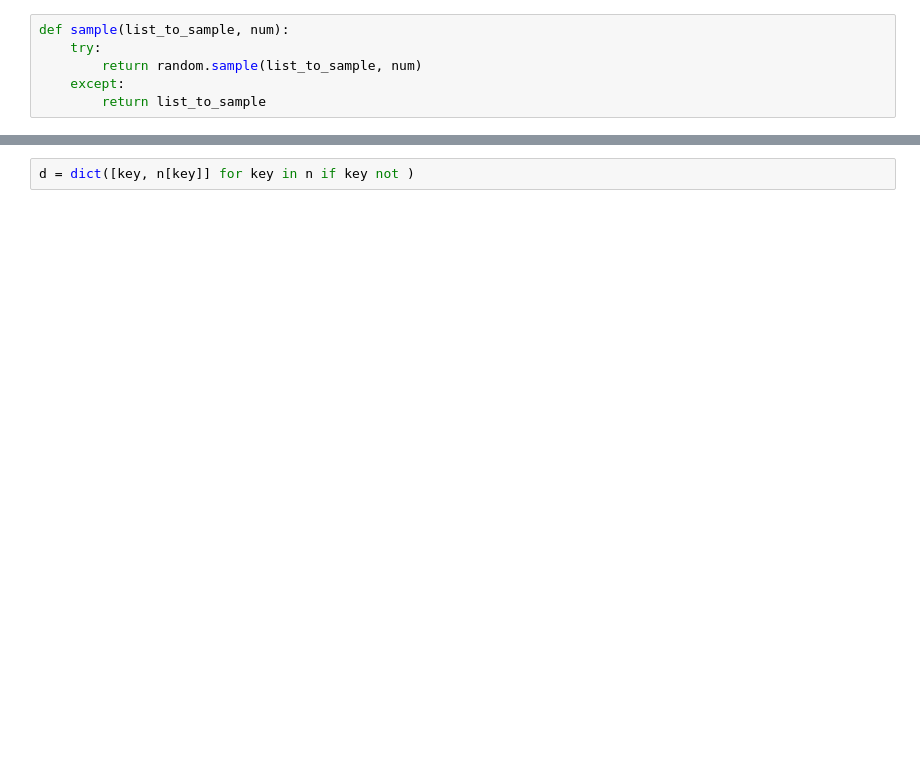
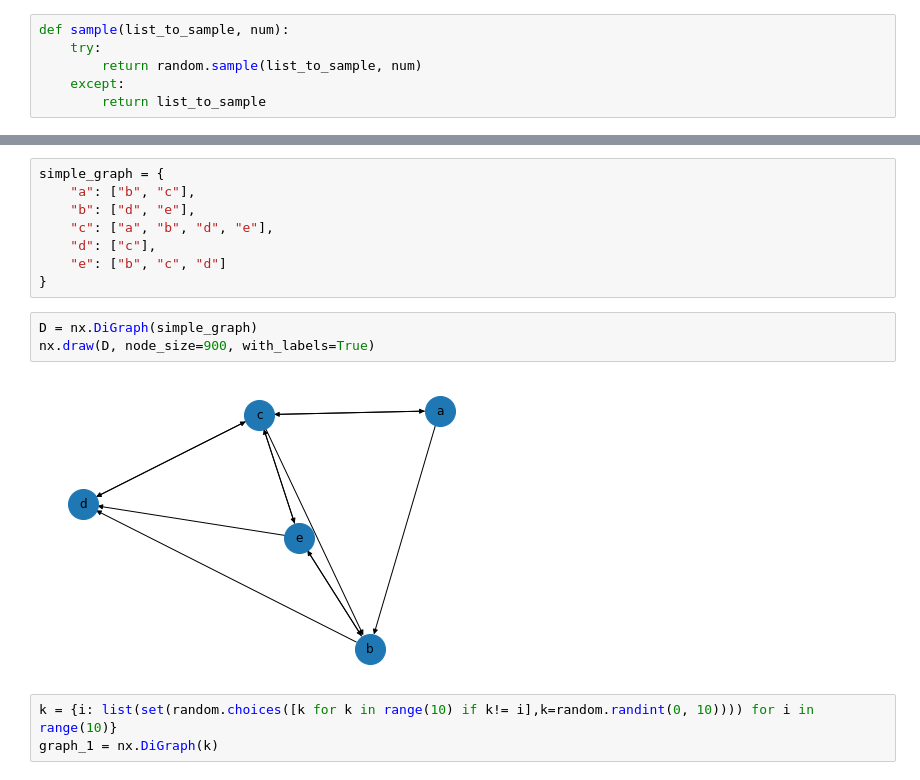
Before and after one commit to yonybyalsky/chess_js, a Jupyter notebook: Untitled.ipynb, the cells around one changed output, grey strips where cells are left out. Drawn from its saved outputs; the diff is of its cells as text; blank space fills up the shorter version.

```diff
--- a/Untitled.ipynb
+++ b/Untitled.ipynb
@@ -102,2 +412,16 @@ print(n)
-# %%
-d = dict([key, n[key]] for key in n if key not )
+# %%
+simple_graph = {
+    "a": ["b", "c"],
+    "b": ["d", "e"],
+    "c": ["a", "b", "d", "e"],
+    "d": ["c"],
+    "e": ["b", "c", "d"]
+}
+# %%
+D = nx.DiGraph(simple_graph)
+nx.draw(D, node_size=900, with_labels=True)
+# %% [output]
+[figure, added]
+# %%
+k = {i: list(set(random.choices([k for k in range(10) if k!= i],k=random.randint(0, 10)))) for i in range(10)}
+graph_1 = nx.DiGraph(k)
```
Also changed, not shown: parts of 22 cells of this notebook, 7 other files.
